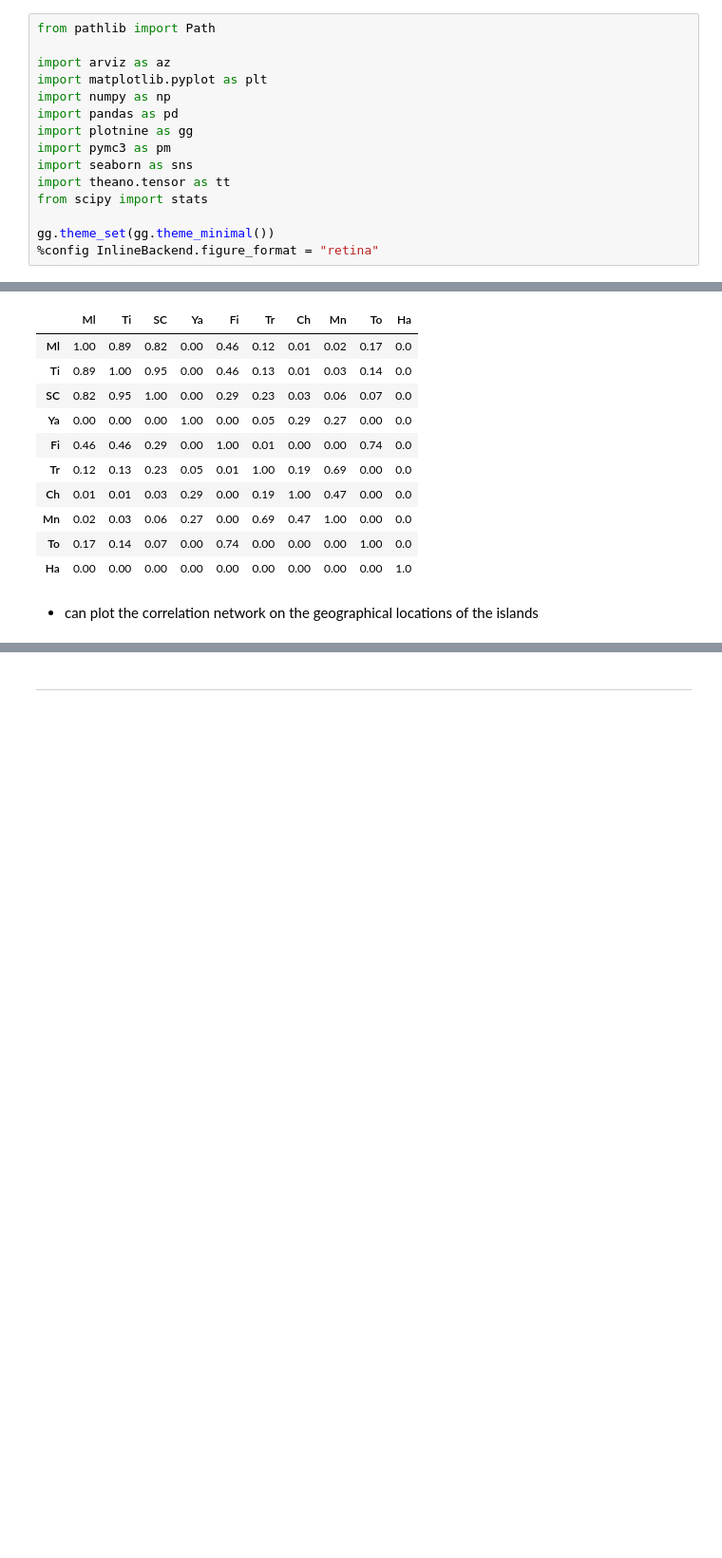
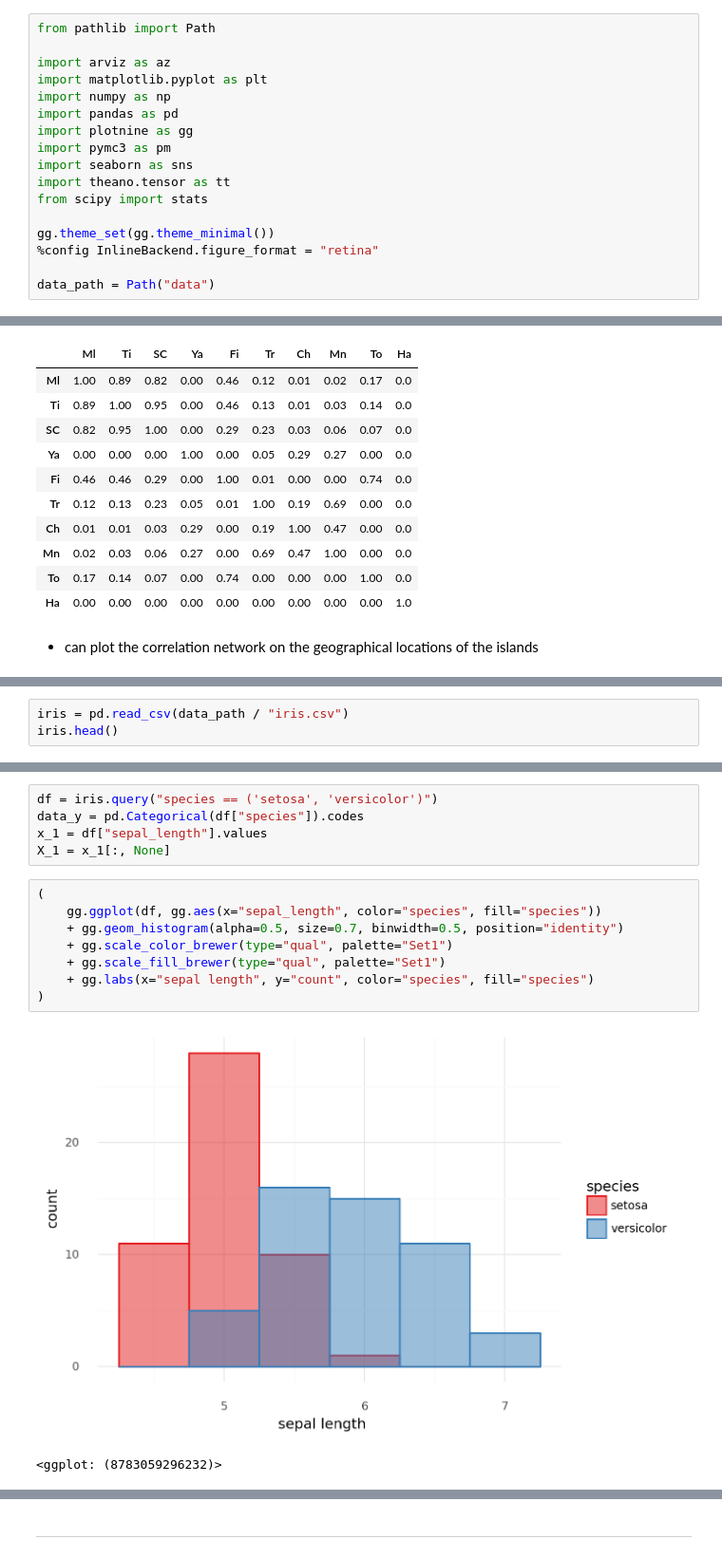
Before and after one commit to jhrcook/bayesian-analysis-with-python_e2, a Jupyter notebook: 07_gaussian-processes.ipynb, the cells around one changed output, grey strips where cells are left out. Shown at 95% size. Cells and saved outputs as stored; diff of their text form; blank space fills up the shorter version.

```diff
--- a/07_gaussian-processes.ipynb
+++ b/07_gaussian-processes.ipynb
@@ -15,6 +15,8 @@ from scipy import stats
 
 gg.theme_set(gg.theme_minimal())
 %config InlineBackend.figure_format = "retina"
+
+data_path = Path("data")
 # %% [markdown]
 - **Gaussian Process (GP)**: an infinite-dimensional generalization of the Gaussian distribution used to *set a prior on unknown functions*
 - topics covered:
@@ -563,0 +569,3 @@ network_data = pd.DataFrame(network_data)
+# %%
+iris = pd.read_csv(data_path / "iris.csv")
+iris.head()
@@ -563,0 +581,16 @@ network_data = pd.DataFrame(network_data)
+# %%
+df = iris.query("species == ('setosa', 'versicolor')")
+data_y = pd.Categorical(df["species"]).codes
+x_1 = df["sepal_length"].values
+X_1 = x_1[:, None]
+# %%
+(
+    gg.ggplot(df, gg.aes(x="sepal_length", color="species", fill="species"))
+    + gg.geom_histogram(alpha=0.5, size=0.7, binwidth=0.5, position="identity")
+    + gg.scale_color_brewer(type="qual", palette="Set1")
+    + gg.scale_fill_brewer(type="qual", palette="Set1")
+    + gg.labs(x="sepal length", y="count", color="species", fill="species")
+)
+# %% [output]
+[figure, added]
+<ggplot: (8783059296232)>
```
Also changed, not shown: parts of 33 cells of this notebook.
